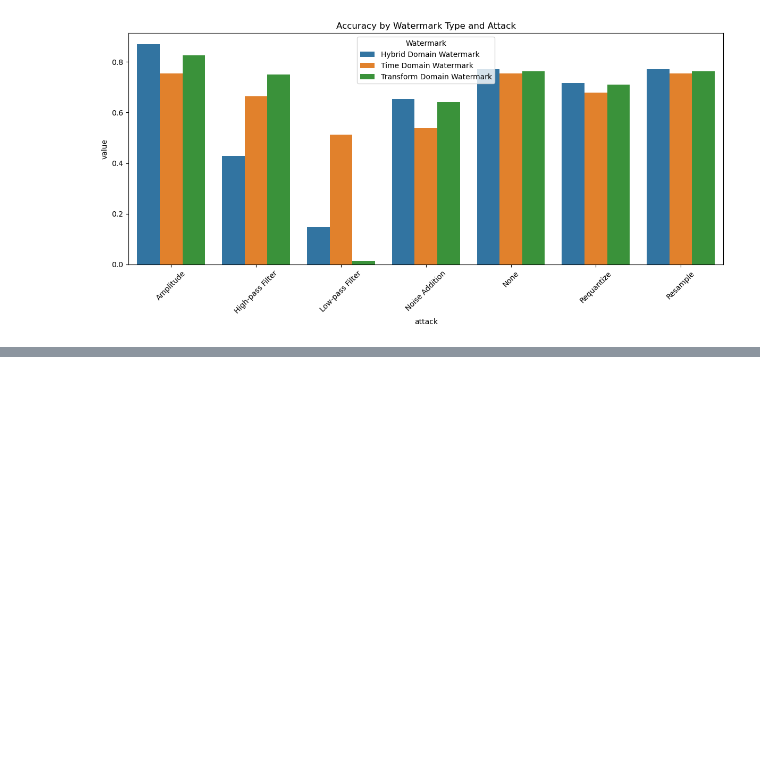
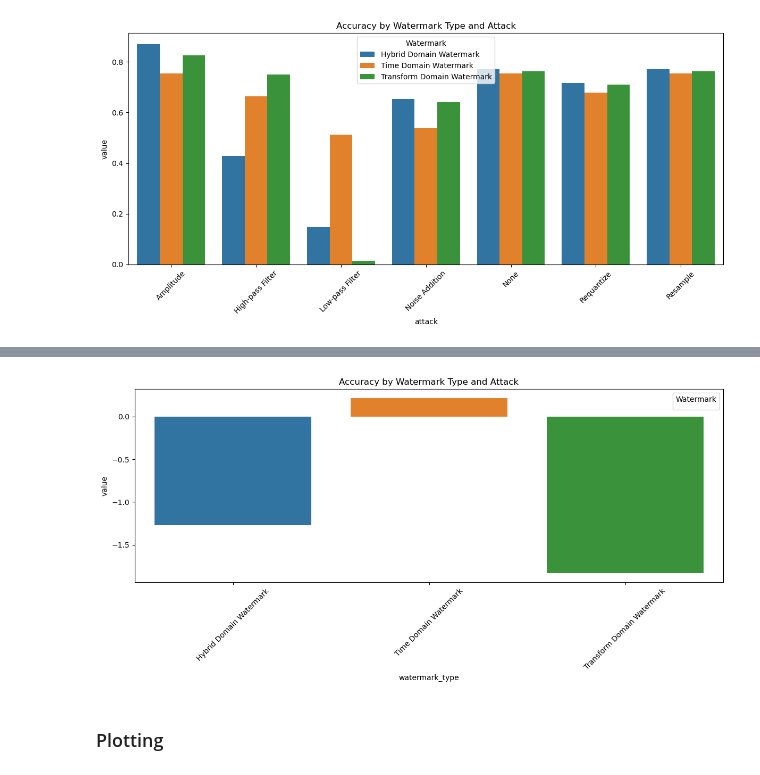
Before and after one commit to ciaraou/hybrid_audio_watermark, a Jupyter notebook: evaluate_watermarks.ipynb, the cells around one changed output, grey strips where cells are left out. Saved outputs shown, nothing was run; the diff lists cells and outputs as text; code cells hidden in the pictures; blank space fills up the shorter version.

```diff
--- a/evaluate_watermarks.ipynb
+++ b/evaluate_watermarks.ipynb
@@ -277,0 +462,4 @@ print(df)
+# %%
+fe.results.convert_perceptual()
+df_perceptual = fe.results.df_perceptual
+print(df_perceptual)
@@ -373,0 +582,2 @@ plt.show()
+# %%
+df = df_perceptual
@@ -373,0 +609,16 @@ plt.show()
+# %%
+# Average across all audios
+summary = df.groupby(['watermark_type', 'metric'])['value'].mean().reset_index()
+
+# Plot one metric
+metric_data = summary[summary['metric'] == metric_names_p[0]]
+
+plt.figure(figsize=(12, 6))
+sns.barplot(data=metric_data, x='watermark_type', y='value', hue='watermark_type')
+plt.title('Accuracy by Watermark Type and Attack')
+plt.xticks(rotation=45)
+plt.legend(title='Watermark')
+plt.tight_layout()
+plt.show()
+# %% [output]
+[figure, added]
@@ -373,0 +657,2 @@ plt.show()
+# %% [markdown]
+### Plotting
```
Also changed, not shown: parts of 29 cells of this notebook, 9 other files.
